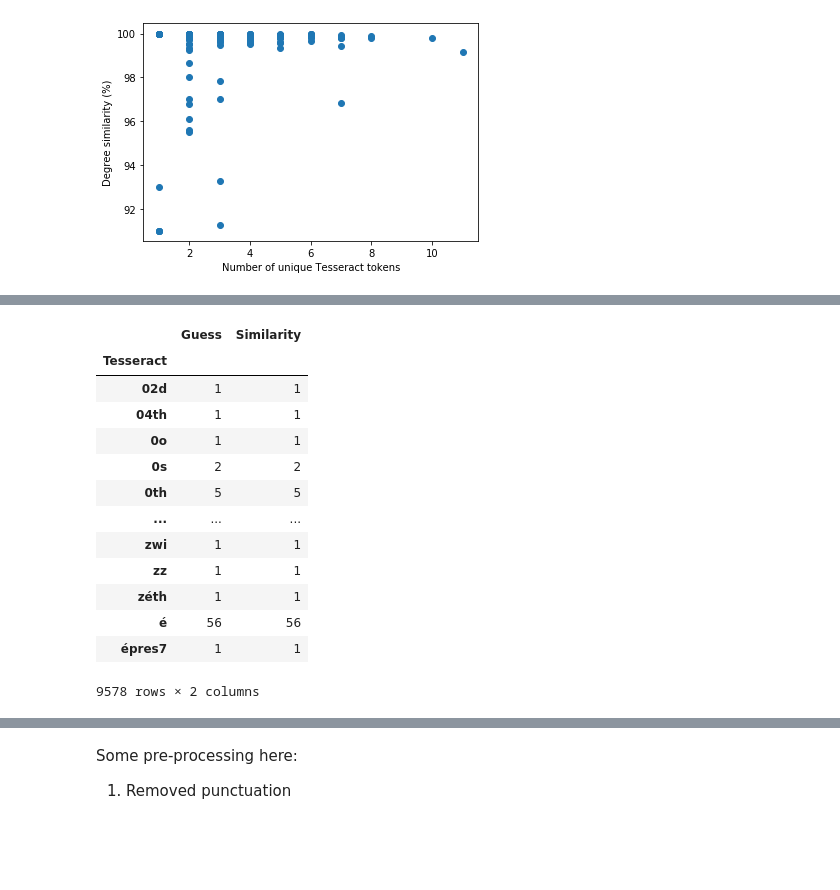
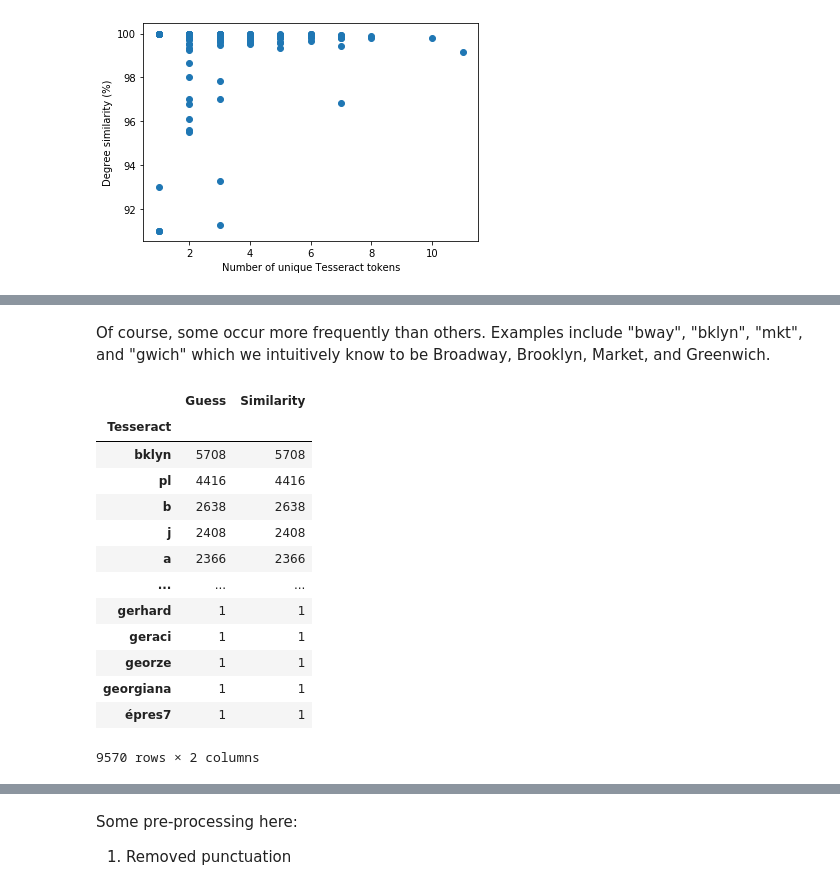
Before and after one commit to westerleyy/NYU-CityDirectories-Project, a Jupyter notebook: Final Post Processing.ipynb, the cells around one changed output, grey strips where cells are left out. Saved outputs shown, nothing was run; the diff lists cells and outputs as text; code cells hidden in the pictures; blank space fills up the shorter version.

```diff
--- a/Final Post Processing.ipynb
+++ b/Final Post Processing.ipynb
@@ -251,17 +284,19 @@ Text(0, 0.5, 'Degree similarity (%)')
+# %% [markdown]
+Of course, some occur more frequently than others. Examples include "bway", "bklyn", "mkt", and "gwich" which we intuitively know to be Broadway, Brooklyn, Market, and Greenwich.
 # %%
-dissimilar_frequency_df.groupby("Tesseract").count()
+dissimilar_frequency_df.groupby("Tesseract").count().sort_values(by="Guess", ascending=False)
 # %% [output]
 |  | Guess | Similarity |
 | Tesseract |  |  |
-| 02d | 1 | 1 |
-| 04th | 1 | 1 |
-| 0o | 1 | 1 |
-| 0s | 2 | 2 |
-| 0th | 5 | 5 |
+| bklyn | 5708 | 5708 |
+| pl | 4416 | 4416 |
+| b | 2638 | 2638 |
+| j | 2408 | 2408 |
+| a | 2366 | 2366 |
 | ... | ... | ... |
-| zwi | 1 | 1 |
-| zz | 1 | 1 |
-| zéth | 1 | 1 |
-| é | 56 | 56 |
+| gerhard | 1 | 1 |
+| geraci | 1 | 1 |
+| georze | 1 | 1 |
+| georgiana | 1 | 1 |
 | épres7 | 1 | 1 |
-9578 rows × 2 columns
+9570 rows × 2 columns
```
Also changed, not shown: parts of 58 cells of this notebook.
